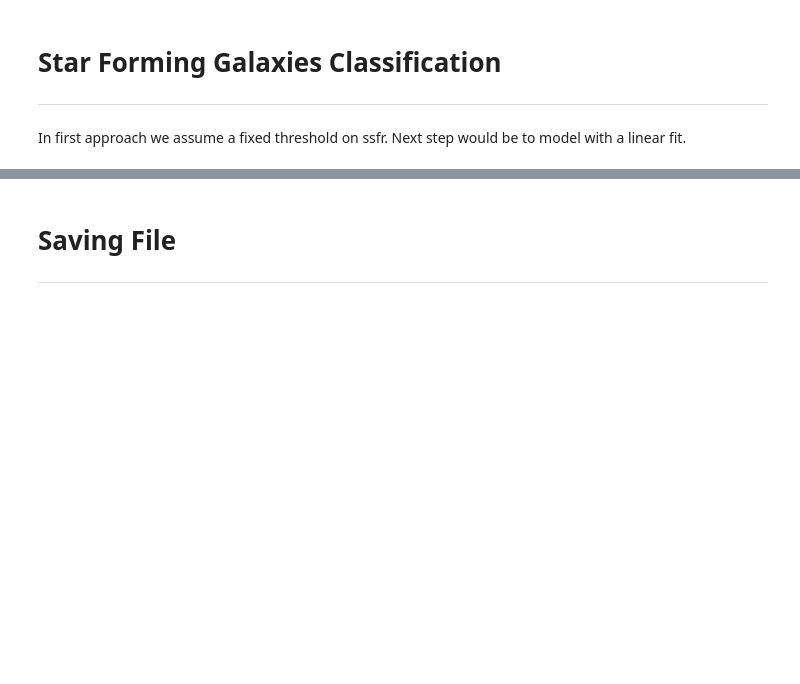
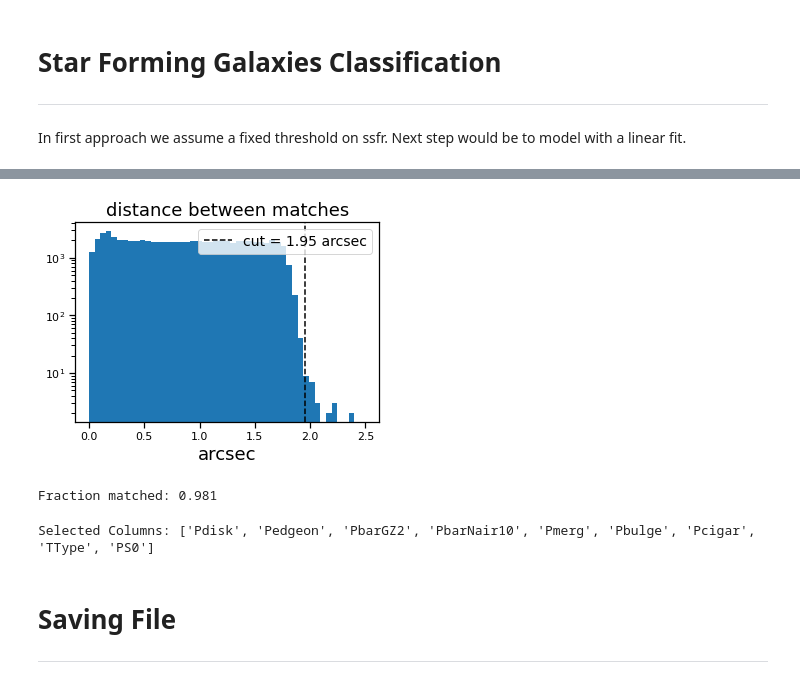
Before and after one commit to estevesjh/galaxyFormation, a Jupyter notebook: notebooks/PreProcessing.ipynb, the cells around one changed output, grey strips where cells are left out. Cells and saved outputs as stored; diff of their text form; code cells hidden in the pictures; blank space fills up the shorter version.

```diff
--- a/notebooks/PreProcessing.ipynb
+++ b/notebooks/PreProcessing.ipynb
@@ -383,7 +384,7 @@ plt.colorbar()
 
 In first approach we assume a fixed threshold on ssfr. Next step would be to model with a linear fit.
 # %%
-star_forming = (gal['ssfr']>-11.20)
+star_forming = (gal['ssfr']>-11.0)
 quenching    = np.logical_not(star_forming)
 # %%
 gal['SF'] = np.array(star_forming).astype(int)
@@ -409,0 +396,7 @@ gal['SF']
+# %%
+morp_fname = fl.morp_fname
+# %%
+from astropy.io.fits import getdata
+from astropy.table import Table
+
+morph = Table(getdata(morp_fname,1))
@@ -409,0 +447,21 @@ gal['SF']
+# %%
+import smatch
+
+nside=4096 # healpix nside
+maxmatch=1 # return closest match
+
+# ra,dec,radius in degrees
+matches0 = smatch.match(gal['ra'], gal['dec'], 3.0/3600, morph['_RA'], morph['_DE'], nside=nside, maxmatch=maxmatch)
+dist = np.sqrt((gal['ra'][matches0['i1']]-morph['_RA'][matches0['i2']])**2+(gal['dec'][matches0['i1']]-morph['_DE'][matches0['i2']])**2)*3600
+# %%
+plt.figure(figsize=(5,4))
+_ = plt.hist(dist,bins=np.linspace(0.,2.5))
+plt.axvline(1.95,ls='--',color='k',label='cut = %.2f arcsec'%(1.95))
+plt.yscale('log')
+plt.xlabel('arcsec',fontsize=18)
+plt.legend(fontsize=14)
+plt.title('distance between matches',fontsize=18)
+plt.tight_layout()
+plt.savefig('../plots/'+'match_distance.png')
+# %% [output]
+[figure, added]
@@ -410,3 +471,21 @@ gal['SF']
+# %%
+indice1 = matches['i1']
+indice2 = matches['i2']
+fraction = len(gal[indice1])/len(gal)
+
+print('Fraction matched: %.3f'%fraction)
+# %% [output]
+Fraction matched: 0.981
+# %%
+columns = morph.colnames[4:-3]
+
+print('Selected Columns:',columns)
+
+for col in columns:
+    gal[col] = -99.
+    gal[col][indice1] = morph[col][indice2]
+# %% [output]
+Selected Columns: ['Pdisk', 'Pedgeon', 'PbarGZ2', 'PbarNair10', 'Pmerg', 'Pbulge', 'Pcigar', 'TType', 'PS0']
 # %% [markdown]
 # Saving File
 ---------------------------------------
```
Also changed, not shown: parts of 24 cells of this notebook, 13 other files.
